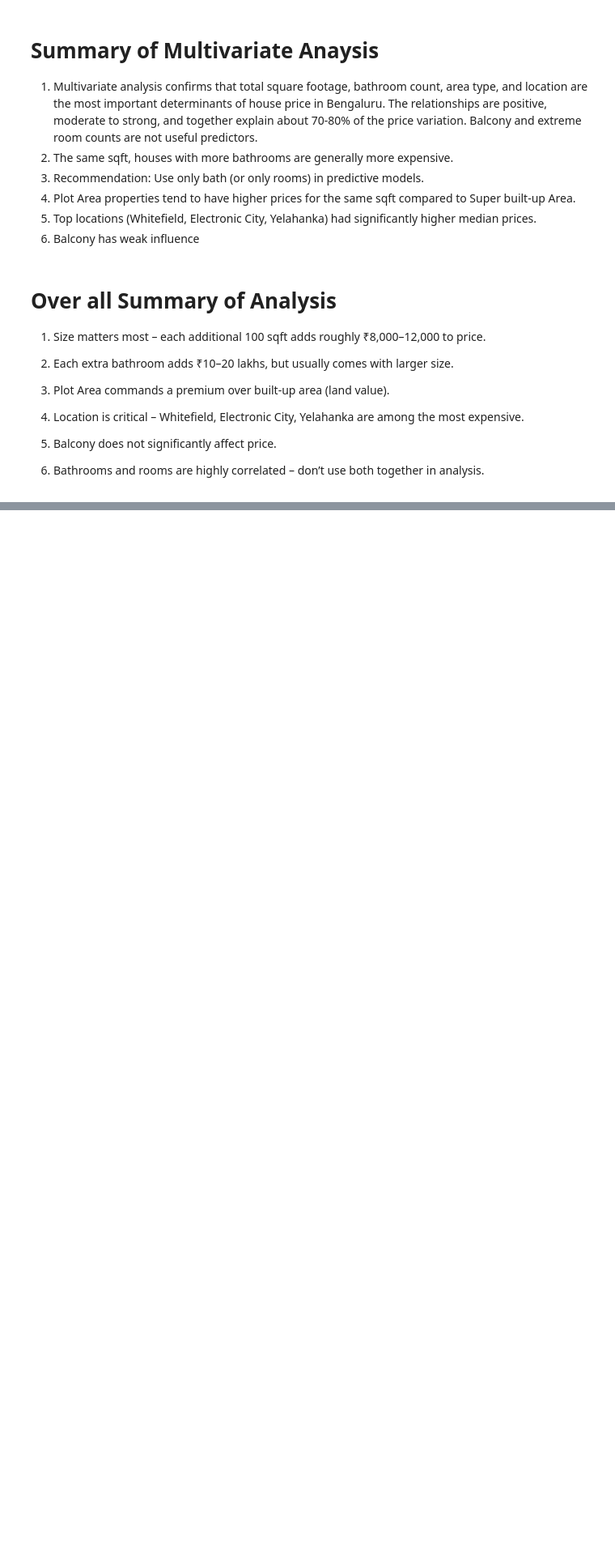
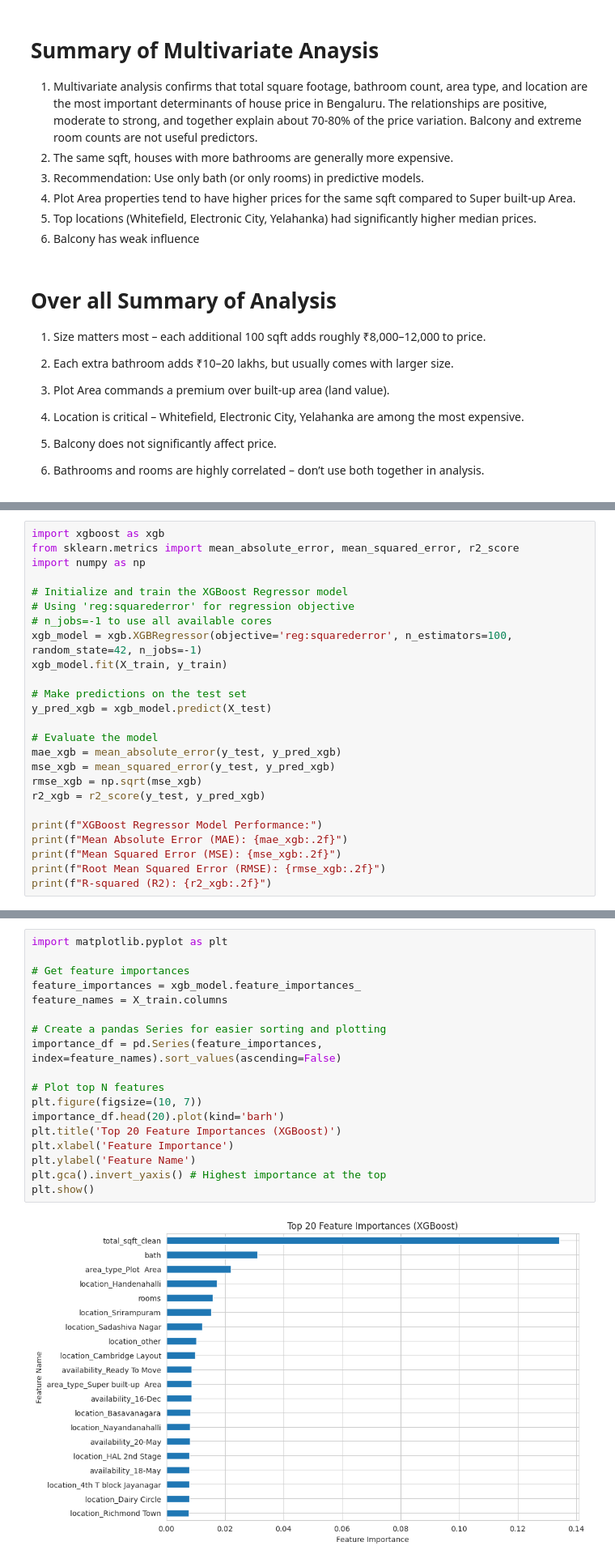
Before and after one commit to Amresh-01/EDA, a Jupyter notebook: House_price.ipynb, the cells around one changed output, grey strips where cells are left out. Shown at 81% size. Drawn from its saved outputs; the diff is of its cells as text; blank space fills up the shorter version.

```diff
--- a/House_price.ipynb
+++ b/House_price.ipynb
@@ -619,0 +817,25 @@ plt.xticks(rotation=45)
+# %%
+import xgboost as xgb
+from sklearn.metrics import mean_absolute_error, mean_squared_error, r2_score
+import numpy as np
+
+# Initialize and train the XGBoost Regressor model
+# Using 'reg:squarederror' for regression objective
+# n_jobs=-1 to use all available cores
+xgb_model = xgb.XGBRegressor(objective='reg:squarederror', n_estimators=100, random_state=42, n_jobs=-1)
+xgb_model.fit(X_train, y_train)
+
+# Make predictions on the test set
+y_pred_xgb = xgb_model.predict(X_test)
+
+# Evaluate the model
+mae_xgb = mean_absolute_error(y_test, y_pred_xgb)
+mse_xgb = mean_squared_error(y_test, y_pred_xgb)
+rmse_xgb = np.sqrt(mse_xgb)
+r2_xgb = r2_score(y_test, y_pred_xgb)
+
+print(f"XGBoost Regressor Model Performance:")
+print(f"Mean Absolute Error (MAE): {mae_xgb:.2f}")
+print(f"Mean Squared Error (MSE): {mse_xgb:.2f}")
+print(f"Root Mean Squared Error (RMSE): {rmse_xgb:.2f}")
+print(f"R-squared (R2): {r2_xgb:.2f}")
@@ -619,0 +852,20 @@ plt.xticks(rotation=45)
+# %%
+import matplotlib.pyplot as plt
+
+# Get feature importances
+feature_importances = xgb_model.feature_importances_
+feature_names = X_train.columns
+
+# Create a pandas Series for easier sorting and plotting
+importance_df = pd.Series(feature_importances, index=feature_names).sort_values(ascending=False)
+
+# Plot top N features
+plt.figure(figsize=(10, 7))
+importance_df.head(20).plot(kind='barh')
+plt.title('Top 20 Feature Importances (XGBoost)')
+plt.xlabel('Feature Importance')
+plt.ylabel('Feature Name')
+plt.gca().invert_yaxis() # Highest importance at the top
+plt.show()
+# %% [output]
+[figure, added]
```
Also changed, not shown: parts of 31 cells of this notebook.
